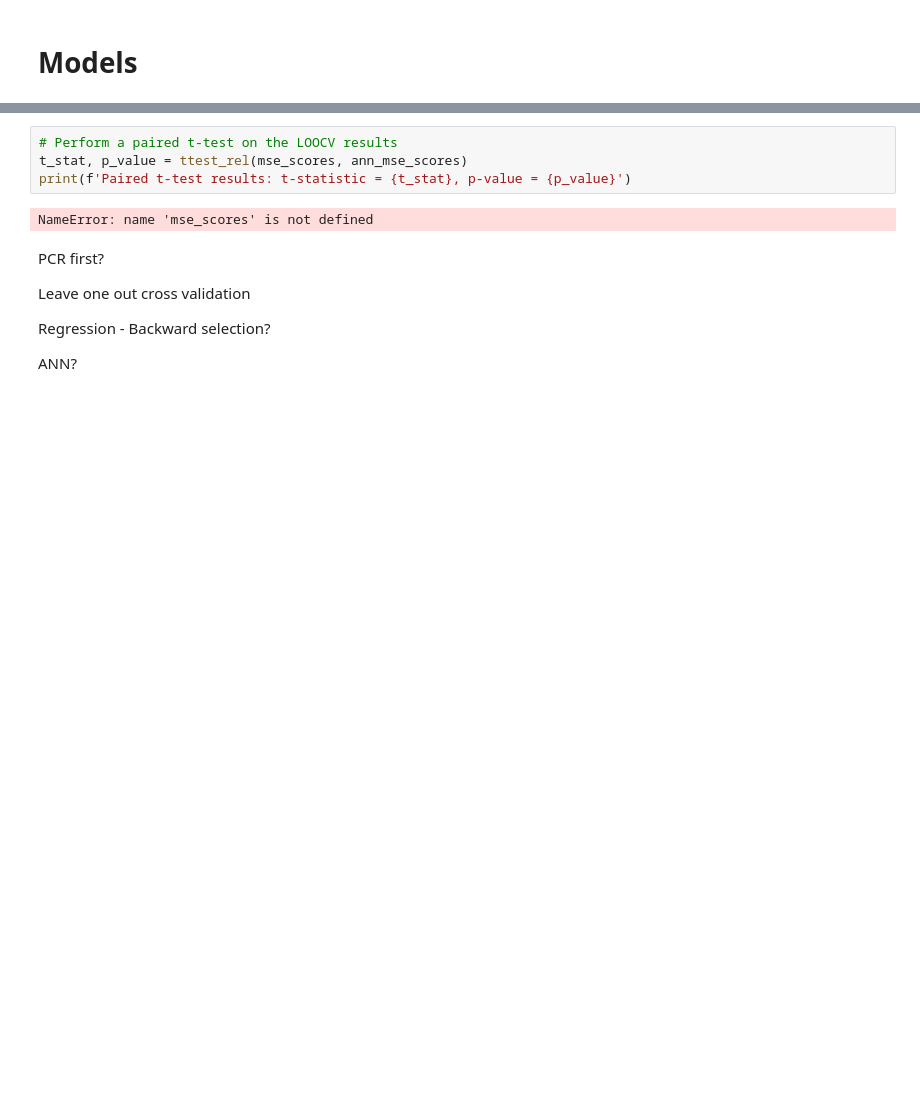
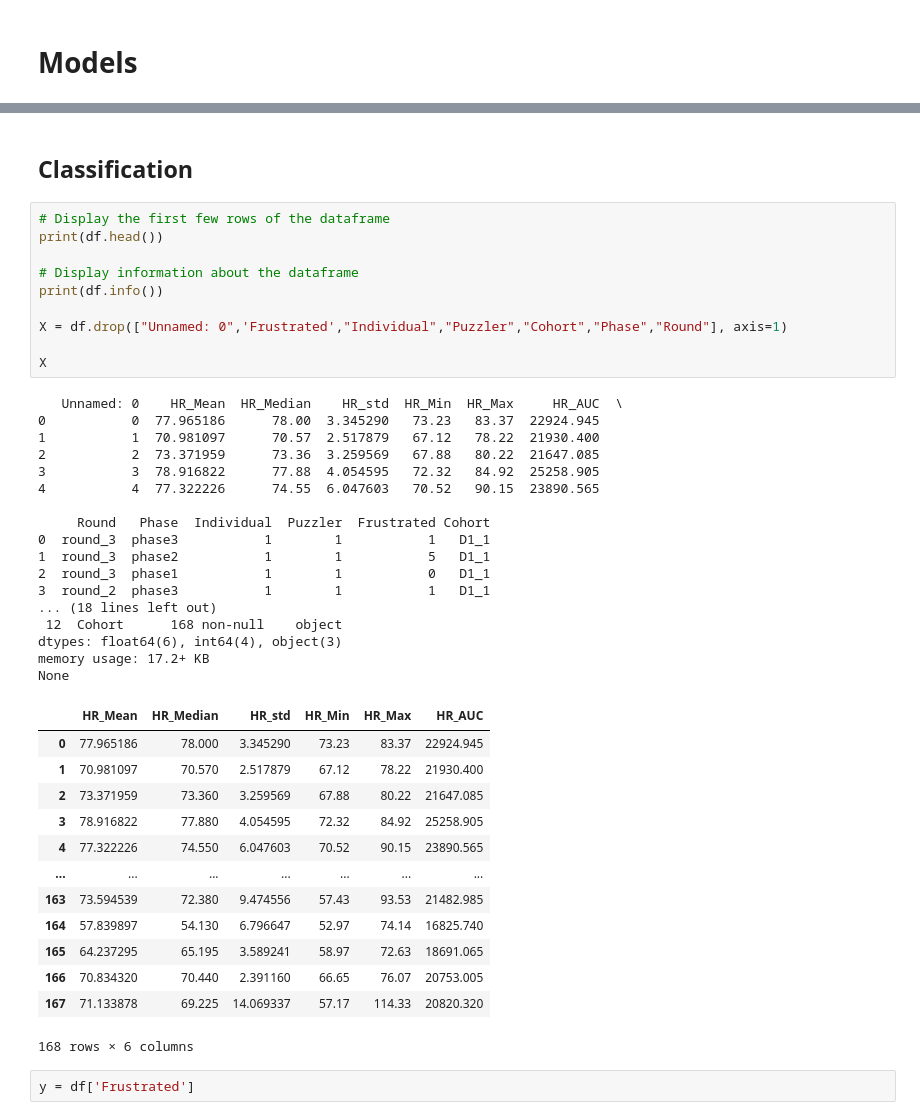
Before and after one commit to Mikel-Yu/02455-individual-project, a Jupyter notebook: Assignment_1_Task_2.ipynb, the cells around one changed output, grey strips where cells are left out. Saved outputs shown, nothing was run; the diff lists cells and outputs as text; blank space fills up the shorter version.

```diff
--- a/Assignment_1_Task_2.ipynb
+++ b/Assignment_1_Task_2.ipynb
@@ -147,14 +78,45 @@ ValueError: could not convert string to float: 'round_3'
-# %%
-# Perform a paired t-test on the LOOCV results
-t_stat, p_value = ttest_rel(mse_scores, ann_mse_scores)
-print(f'Paired t-test results: t-statistic = {t_stat}, p-value = {p_value}')
-# %% [output]
-NameError: name 'mse_scores' is not defined
-# %% [markdown]
-PCR first?
-
-Leave one out cross validation
-
-Regression - Backward selection?
-
-ANN?
+# %% [markdown]
+## Classification
+# %%
+# Display the first few rows of the dataframe
+print(df.head())
+
+# Display information about the dataframe
+print(df.info())
+
+X = df.drop(["Unnamed: 0",'Frustrated',"Individual","Puzzler","Cohort","Phase","Round"], axis=1)
+
+X
+# %% [output]
+   Unnamed: 0    HR_Mean  HR_Median    HR_std  HR_Min  HR_Max     HR_AUC  \
+0           0  77.965186      78.00  3.345290   73.23   83.37  22924.945
+1           1  70.981097      70.57  2.517879   67.12   78.22  21930.400
+2           2  73.371959      73.36  3.259569   67.88   80.22  21647.085
+3           3  78.916822      77.88  4.054595   72.32   84.92  25258.905
+4           4  77.322226      74.55  6.047603   70.52   90.15  23890.565
+
+     Round   Phase  Individual  Puzzler  Frustrated Cohort
+0  round_3  phase3           1        1           1   D1_1
+1  round_3  phase2           1        1           5   D1_1
+2  round_3  phase1           1        1           0   D1_1
+3  round_2  phase3           1        1           1   D1_1
+... (18 lines left out)
+ 12  Cohort      168 non-null    object
+dtypes: float64(6), int64(4), object(3)
+memory usage: 17.2+ KB
+None
+|  | HR_Mean | HR_Median | HR_std | HR_Min | HR_Max | HR_AUC |
+| 0 | 77.965186 | 78.000 | 3.345290 | 73.23 | 83.37 | 22924.945 |
+| 1 | 70.981097 | 70.570 | 2.517879 | 67.12 | 78.22 | 21930.400 |
+| 2 | 73.371959 | 73.360 | 3.259569 | 67.88 | 80.22 | 21647.085 |
+| 3 | 78.916822 | 77.880 | 4.054595 | 72.32 | 84.92 | 25258.905 |
+| 4 | 77.322226 | 74.550 | 6.047603 | 70.52 | 90.15 | 23890.565 |
+| ... | ... | ... | ... | ... | ... | ... |
+| 163 | 73.594539 | 72.380 | 9.474556 | 57.43 | 93.53 | 21482.985 |
+| 164 | 57.839897 | 54.130 | 6.796647 | 52.97 | 74.14 | 16825.740 |
+| 165 | 64.237295 | 65.195 | 3.589241 | 58.97 | 72.63 | 18691.065 |
+| 166 | 70.834320 | 70.440 | 2.391160 | 66.65 | 76.07 | 20753.005 |
+| 167 | 71.133878 | 69.225 | 14.069337 | 57.17 | 114.33 | 20820.320 |
+168 rows × 6 columns
+# %%
+y = df['Frustrated']
```
Also changed, not shown: parts of 20 cells of this notebook.
